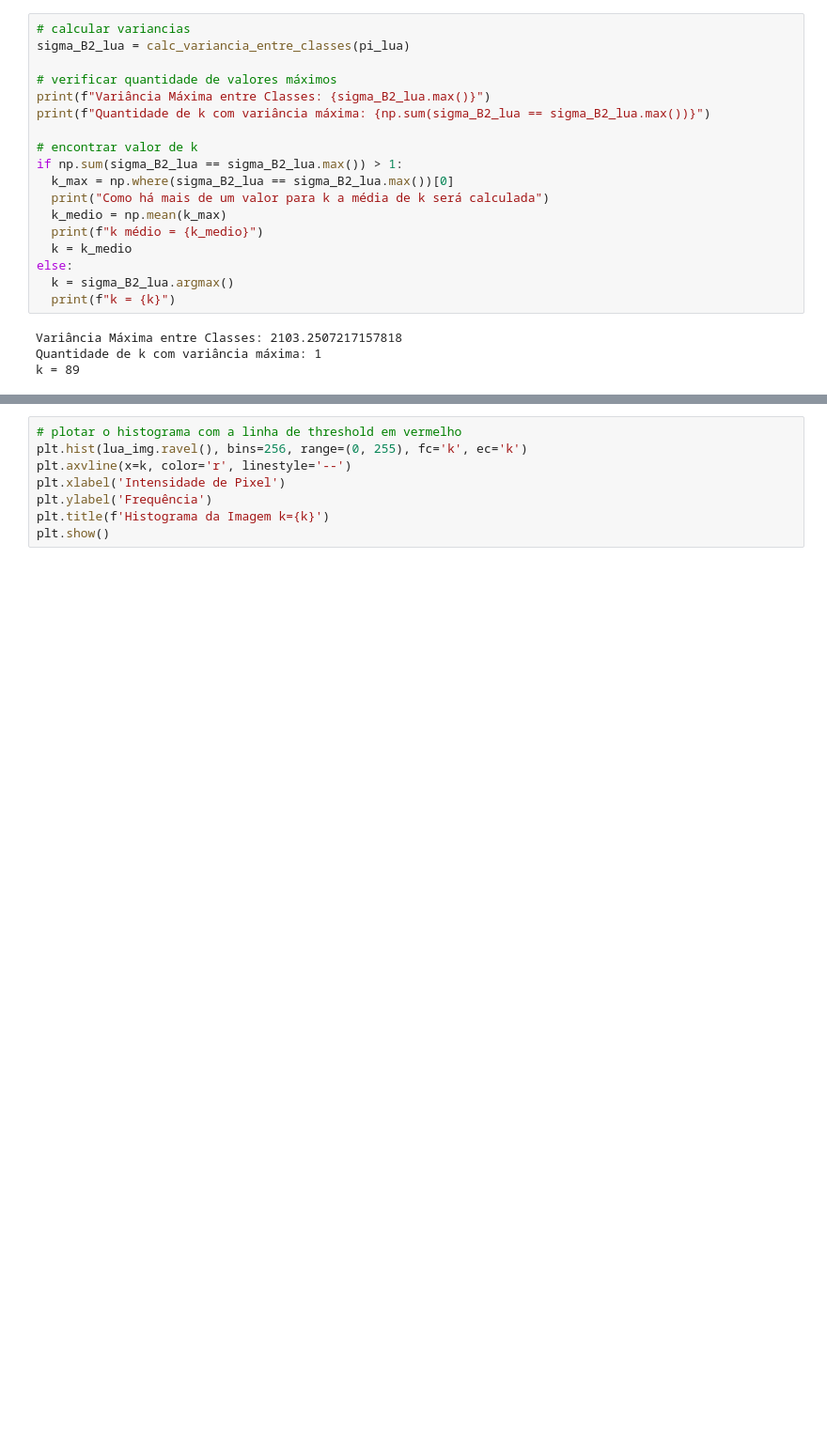
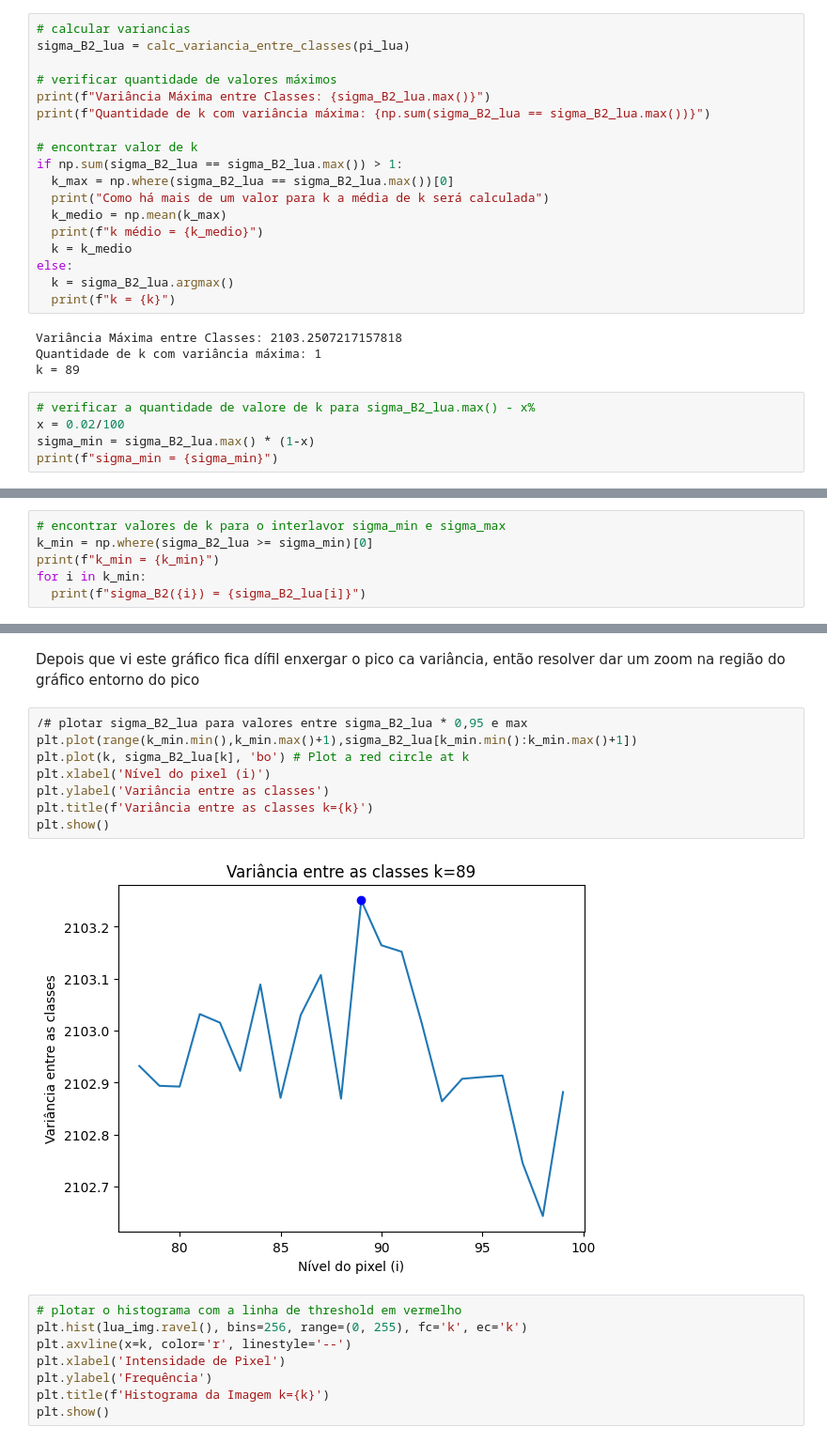
Before and after one commit to brunoroma83/PTC5892-Processamento-de-Imagens-Medicas, a Jupyter notebook: Método Otsu (1979).ipynb, the cells around one changed output, grey strips where cells are left out. Shown at 94% size. Saved outputs shown, nothing was run; the diff lists cells and outputs as text; blank space fills up the shorter version.

```diff
--- a/Método Otsu (1979).ipynb
+++ b/Método Otsu (1979).ipynb
@@ -549,3 +592,8 @@ else:
 Variância Máxima entre Classes: 2103.2507217157818
 Quantidade de k com variância máxima: 1
 k = 89
+# %%
+# verificar a quantidade de valore de k para sigma_B2_lua.max() - x%
+x = 0.02/100
+sigma_min = sigma_B2_lua.max() * (1-x)
+print(f"sigma_min = {sigma_min}")
@@ -551,0 +602,6 @@ k = 89
+# %%
+# encontrar valores de k para o interlavor sigma_min e sigma_max
+k_min = np.where(sigma_B2_lua >= sigma_min)[0]
+print(f"k_min = {k_min}")
+for i in k_min:
+  print(f"sigma_B2({i}) = {sigma_B2_lua[i]}")
@@ -552,3 +636,15 @@ k = 89
+# %% [markdown]
+Depois que vi este gráfico fica dífil enxergar o pico ca variância, então resolver dar um zoom na região do gráfico entorno do pico
+# %%
+/# plotar sigma_B2_lua para valores entre sigma_B2_lua * 0,95 e max
+plt.plot(range(k_min.min(),k_min.max()+1),sigma_B2_lua[k_min.min():k_min.max()+1])
+plt.plot(k, sigma_B2_lua[k], 'bo') # Plot a red circle at k
+plt.xlabel('Nível do pixel (i)')
+plt.ylabel('Variância entre as classes')
+plt.title(f'Variância entre as classes k={k}')
+plt.show()
+# %% [output]
+[figure, added]
 # %%
 # plotar o histograma com a linha de threshold em vermelho
 plt.hist(lua_img.ravel(), bins=256, range=(0, 255), fc='k', ec='k')
```
Also changed, not shown: parts of 16 cells of this notebook.
